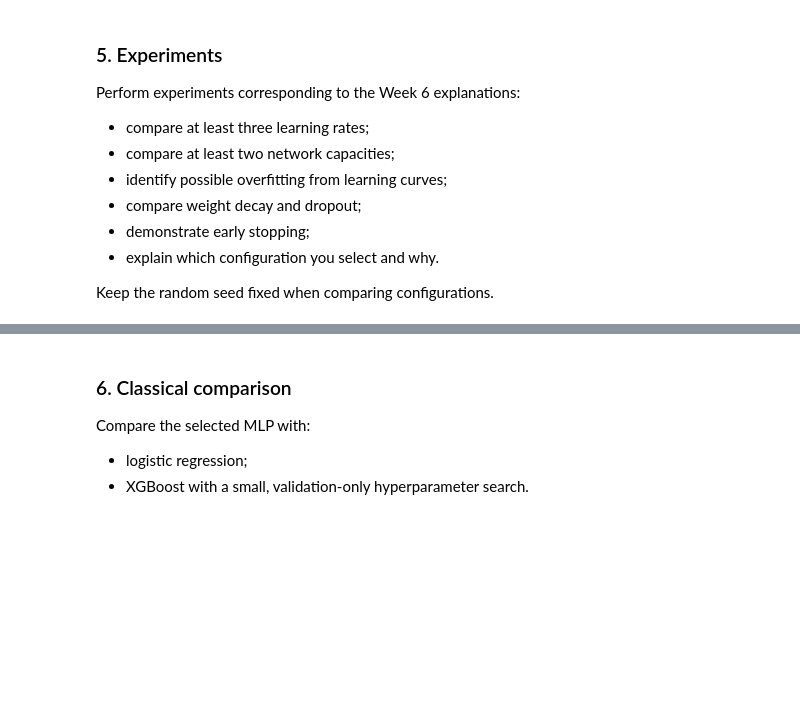
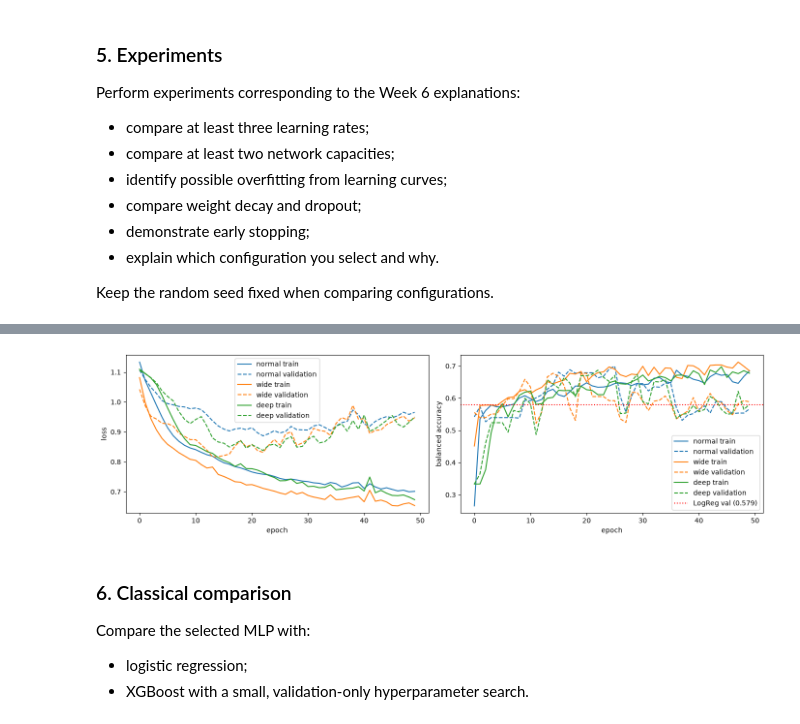
Before and after one commit to ALEGATOR1209/KSE_ML_for_bioinformatics, a Jupyter notebook: practicals/week6/Assignment6.ipynb, the cells around one changed output, grey strips where cells are left out. Saved outputs shown, nothing was run; the diff lists cells and outputs as text; code cells hidden in the pictures; blank space fills up the shorter version.

```diff
--- a/practicals/week6/Assignment6.ipynb
+++ b/practicals/week6/Assignment6.ipynb
@@ -288,3 +530,27 @@ Keep the random seed fixed when comparing configurations.
+# %%
+histories_cap = { "normal": histories_lr[0] }
+
+model_wide = MLP(
+  X_train.shape[1],
+  n_classes=CLASSES.size,
+  hidden=(64, 32)
+).to(DEVICE)
+
+_, hist = train(model_wide, log=False)
+histories_cap["wide"] = hist
+
+model_deep = MLP(
+  X_train.shape[1],
+  n_classes=CLASSES.size,
+  hidden=(32, 32, 32, 16)
+).to(DEVICE)
+
+_, hist = train(model_deep, log=False)
+histories_cap["deep"] = hist
+
+plot_history(list(histories_cap.values()), acc_baseline=acc_val, labels=list(histories_cap))
+# %% [output]
+[figure, added]
 # %% [markdown]
 ### 6. Classical comparison
 
```
Also changed, not shown: parts of 8 cells of this notebook.
